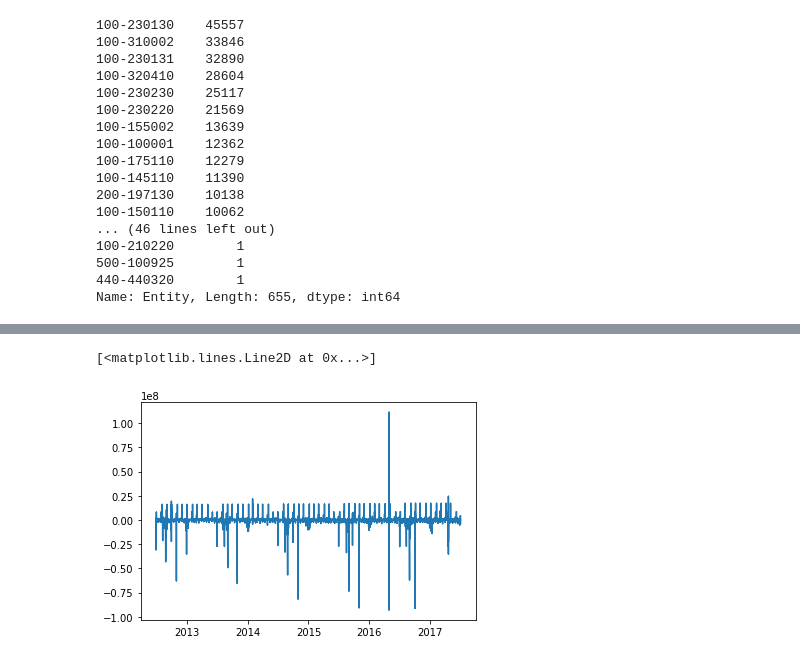
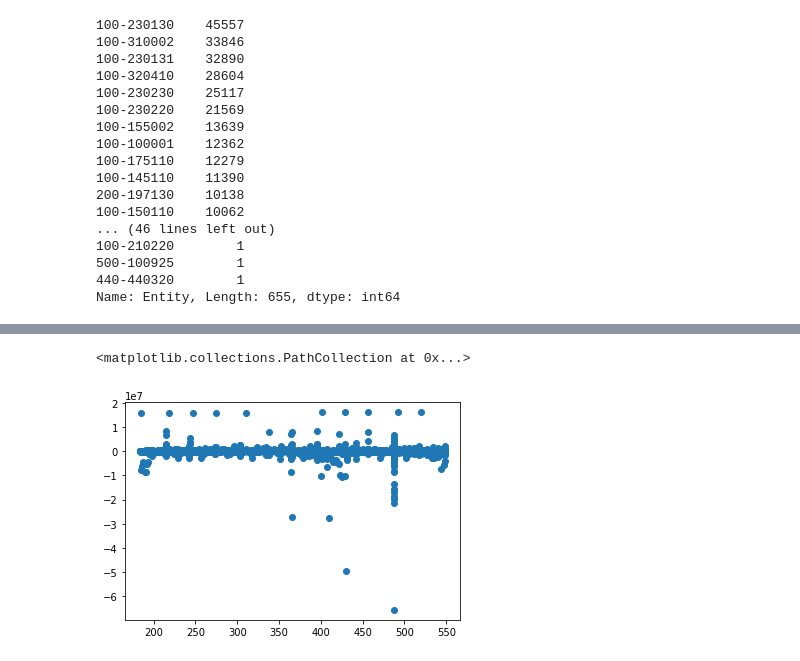
Before and after one commit to UNCG-CSE/Guilford_Financial, a Jupyter notebook: src/Trans2Regression.ipynb, the cells around one changed output, grey strips where cells are left out. Saved outputs shown, nothing was run; the diff lists cells and outputs as text; code cells hidden in the pictures.

```diff
--- a/src/Trans2Regression.ipynb
+++ b/src/Trans2Regression.ipynb
@@ -57,5 +63,5 @@ data.plot(kind='scatter', x='Account', y='Amount')
-# %%
-plt.plot(data.index, data.Amount)
-# %% [output]
-[<matplotlib.lines.Line2D at 0x...>]
-[figure, removed]
+# %%
+plt.scatter(data2013.Date_Delta, data2013.Amount)
+# %% [output]
+<matplotlib.collections.PathCollection at 0x...>
+[figure, added]
```
Also changed, not shown: parts of 6 cells of this notebook, 1 other file.
